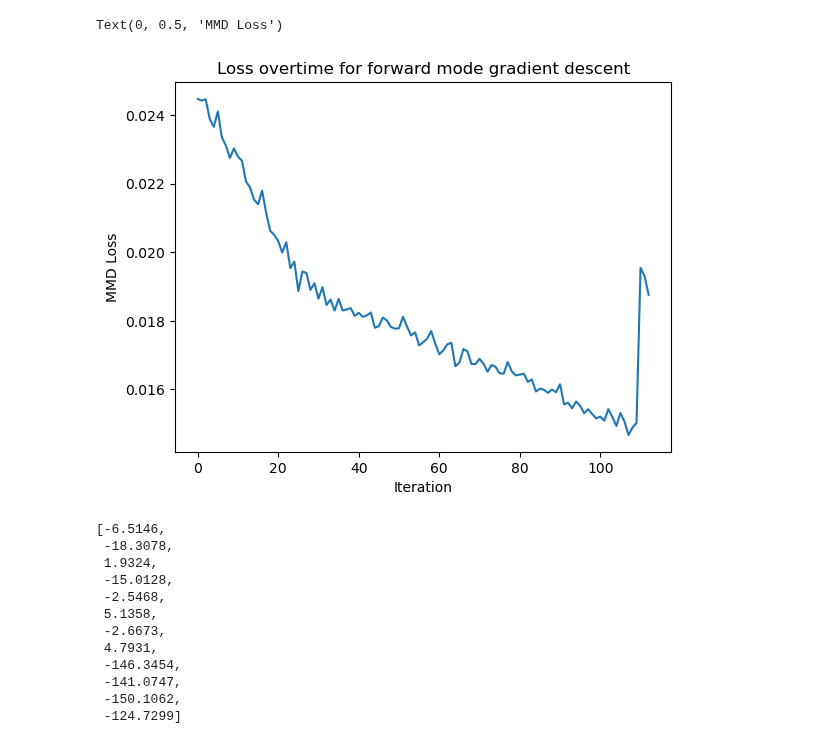
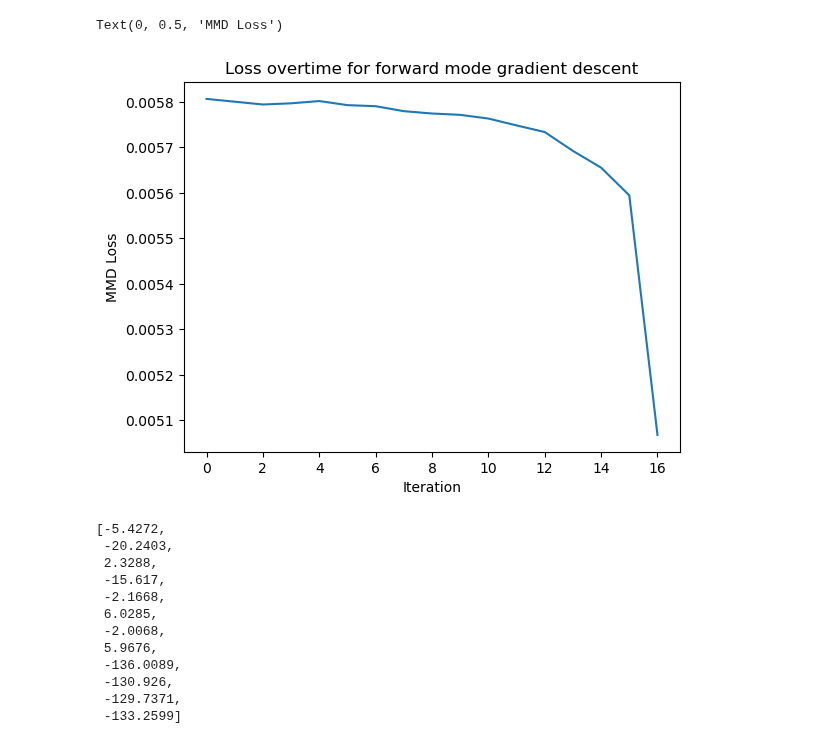
Before and after one commit to paopaoch/Mouse-V1, a Jupyter notebook: utils/backward_loss_plots.ipynb, the cells around one changed output. Drawn from its saved outputs; the diff is of its cells as text; code cells hidden in the pictures.

```diff
--- a/utils/backward_loss_plots.ipynb
+++ b/utils/backward_loss_plots.ipynb
@@ -6,7 +6,7 @@ import numpy as np
 import os
 # %%
 
-file_name = r"/Users/paopao_ch/Documents/projects/v1_modelling/Mouse-V1-Pytorch/log_backwards_bessel.log"
+file_name = r"/Users/paopao_ch/Documents/projects/v1_modelling/Mouse-V1-Pytorch/log_forwards_bessel_10000.log"
 
 losses = {
     "loss" : [],
@@ -19,32 +19,32 @@ with open(file_name, "r") as f:
             losses["loss"].append(float(words[1]))
 # df = pd.DataFrame(data=losses)
 # %%
-plt.plot(losses["loss"][4:])
+plt.plot(losses["loss"][:17])
 plt.title("Loss overtime for forward mode gradient descent")
 plt.xlabel("Iteration")
 plt.ylabel("MMD Loss")
 # %% [output]
 Text(0, 0.5, 'MMD Loss')
-[figure, old version]
+[figure, new version]
 # %%
 from torch import tensor
 import torch
 
 
 some_list = []
-for item in [tensor(-6.5146, device='cpu', dtype=torch.float64), tensor(-18.3078, device='cpu', dtype=torch.float64), tensor(1.9324, device='cpu', dtype=torch.float64), tensor(-15.0128, device='cpu', dtype=torch.float64), tensor(-2.5468, device='cpu', dtype=torch.float64), tensor(5.1358, device='cpu', dtype=torch.float64), tensor(-2.6673, device='cpu', dtype=torch.float64), tensor(4.7931, device='cpu', dtype=torch.float64), tensor(-146.3454, device='cpu', dtype=torch.float64), tensor(-141.0747, device='cpu', dtype=torch.float64), tensor(-150.1062, device='cpu', dtype=torch.float64), tensor(-124.7299, device='cpu', dtype=torch.float64)]:
+for item in [tensor(-5.4272, device='cpu', dtype=torch.float64), tensor(-20.2403, device='cpu', dtype=torch.float64), tensor(2.3288, device='cpu', dtype=torch.float64), tensor(-15.6170, device='cpu', dtype=torch.float64), tensor(-2.1668, device='cpu', dtype=torch.float64), tensor(6.0285, device='cpu', dtype=torch.float64), tensor(-2.0068, device='cpu', dtype=torch.float64), tensor(5.9676, device='cpu', dtype=torch.float64), tensor(-136.0089, device='cpu', dtype=torch.float64), tensor(-130.9260, device='cpu', dtype=torch.float64), tensor(-129.7371, device='cpu', dtype=torch.float64), tensor(-133.2599, device='cpu', dtype=torch.float64)]:
     some_list.append(float(item))
 some_list
 # %% [output]
-[-6.5146,
- -18.3078,
- 1.9324,
- -15.0128,
- -2.5468,
- 5.1358,
- -2.6673,
- 4.7931,
- -146.3454,
- -141.0747,
- -150.1062,
- -124.7299]
+[-5.4272,
+ -20.2403,
+ 2.3288,
+ -15.617,
+ -2.1668,
+ 6.0285,
+ -2.0068,
+ 5.9676,
+ -136.0089,
+ -130.926,
+ -129.7371,
+ -133.2599]
```
Also changed, not shown: 5 other files.
